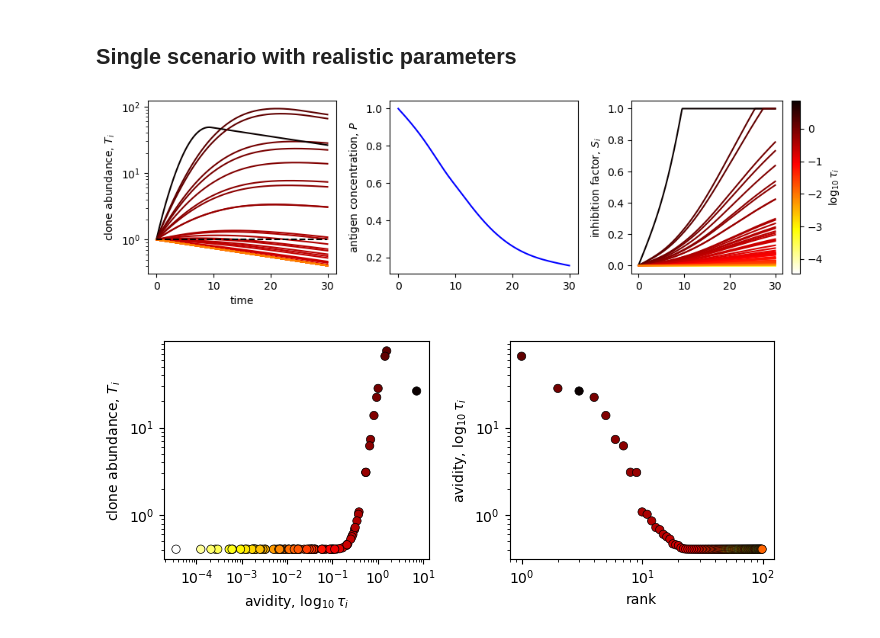
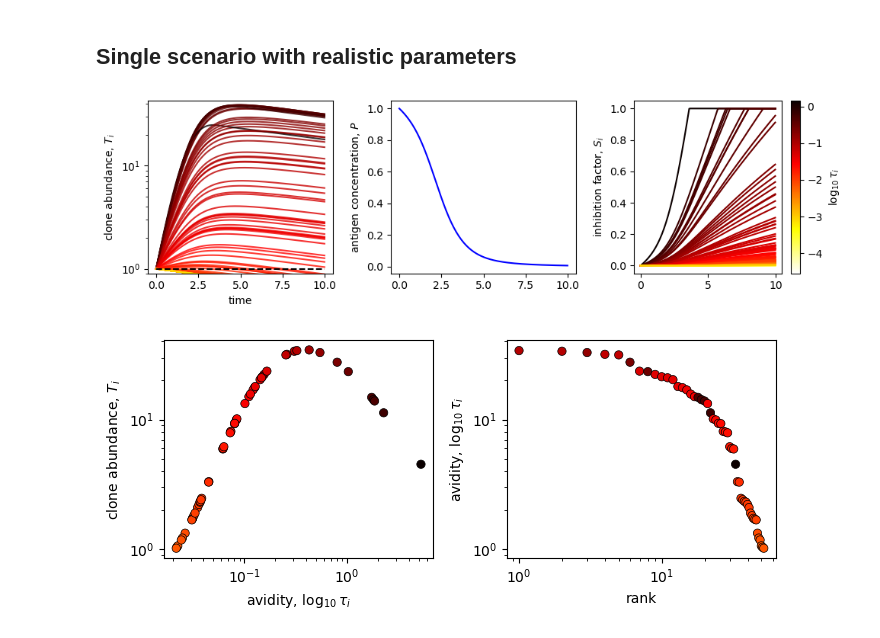
Before and after one commit to statbiophys/TT-inhibition, a Jupyter notebook: dyn_example.ipynb, the cells around one changed output. Drawn from its saved outputs; the diff is of its cells as text; code cells hidden in the pictures.

```diff
--- a/dyn_example.ipynb
+++ b/dyn_example.ipynb
@@ -12,12 +12,12 @@ import utils as ut
 tau_samp = ut.tau_sampler_lognorm()
 
 # Defining the default realistic paramters
-pars = ut.TT_params(tau_samp.taus, alpha0=1e-4, beta0=1)
+pars = ut.TT_params(tau_samp.taus, alpha0=5e-4, tau_crit=0.05)
 
 # Integration parameters
-t_steps, traj_steps, dt = 10000, 30, 0.003
+t_steps, traj_steps, dt = 4000, 30, 'adapt'
 # %%
-times, T_trajs, P_trajs, S_trajs = ut.run_setting(pars, t_steps, dt, traj_steps=traj_steps)
+times, T_trajs, P_trajs, S_trajs = ut.run_setting(pars, tau_samp, t_steps, dt, traj_steps=traj_steps)
 T_tot = np.sum(T_trajs, axis=1)
 # %%
 fig, (ax1, ax2, ax3) = plt.subplots(1,3,figsize=(10,3))
@@ -26,53 +26,59 @@ ax1.set_yscale('log')
 ax1.set_xlabel('time')
 ax1.set_ylabel(r'clone abundance, $T_i$')
 cmap = colormaps.get_cmap('hot_r')
 cmap_norm = plt.Normalize(vmin=min(np.log10(pars.taus)), vmax=max(np.log10(pars.taus)))
 for i, Ts in enumerate(T_trajs.T):
     color = cmap(cmap_norm(np.log10(pars.taus[i])))
-    ax1.plot(times, Ts, c=color)
+    ax1.plot(times, Ts, c=color, alpha=0.8)
+
+ax1.set_ylim(0.9, np.max(T_trajs)*1.1)
 
 #ax1.plot(times, T_tot, c='b', label=r'$\sum_i T_i$')
 ax1.plot(times, np.ones(len(times)), c='k', ls='--')
 #ax1.legend()
 
 ax2.set_ylabel(r'antigen concentration, $P$')
 ax2.plot(times, P_trajs, c='b')
 
 ax3.set_ylabel(r'inhibition factor, $S_i$')
 for i, Ss in enumerate(S_trajs.T):
     color = cmap(cmap_norm(np.log10(pars.taus[i])))
     ax3.plot(times, Ss, c=color)
 
 sm = plt.cm.ScalarMappable(cmap=cmap, norm=cmap_norm)
 sm.set_array([])
 fig.colorbar(sm, ax=ax3, label=r'$\log_{10} \tau_i$')
 
 plt.tight_layout()
 
 name = 'dyn_realistic'
 plt.savefig('plots/'+name+'.svg', dpi=200, facecolor='w')
 
 pars.print_on_file('plots/', name+'_pars', tau_samp.get_pars())
 # %% [output]
-[figure, old version]
+[figure, new version]
 # %%
 fig, (ax1, ax2) = plt.subplots(1,2,figsize=(7,3))
+
+exist_mask = T_trajs[-1] >= 1.0
+taus_exist = pars.taus[exist_mask]
+T_exist = T_trajs[-1][exist_mask]
 
 ax1.set_xscale('log')
 ax1.set_yscale('log')
 ax1.set_xlabel(r'avidity, $\log_{10} \tau_i$')
 ax1.set_ylabel(r'clone abundance, $T_i$')
-ax1.scatter(pars.taus, T_trajs[-1], c=np.log10(pars.taus), cmap=cmap, edgecolor='black', linewidth=0.5)
+ax1.scatter(taus_exist, T_exist, c=np.log10(taus_exist), cmap=cmap, norm=cmap_norm, edgecolor='black', linewidth=0.5)
 
 ax2.set_xscale('log')
 ax2.set_yscale('log')
 ax2.set_ylabel(r'avidity, $\log_{10} \tau_i$')
 ax2.set_xlabel(r'rank')
-sort_ids = np.argsort(T_trajs[-1])[::-1]
-ranks = np.arange(len(T_trajs[-1]))
-ax2.scatter(ranks, T_trajs[-1][sort_ids], c=np.log10(pars.taus)[sort_ids], cmap=cmap, edgecolor='black', linewidth=0.5)
+sort_ids = np.argsort(T_exist)[::-1]
+ranks = np.arange(len(T_exist))
+ax2.scatter(ranks, T_exist[sort_ids], c=np.log10(taus_exist)[sort_ids], cmap=cmap, norm=cmap_norm, edgecolor='black', linewidth=0.5)
 
 plt.tight_layout()
 plt.savefig('plots/'+name+'_ab_stats.svg', dpi=200, facecolor='w')
 # %% [output]
-[figure, old version]
+[figure, new version]
```
Also changed, not shown: 9 other files.
